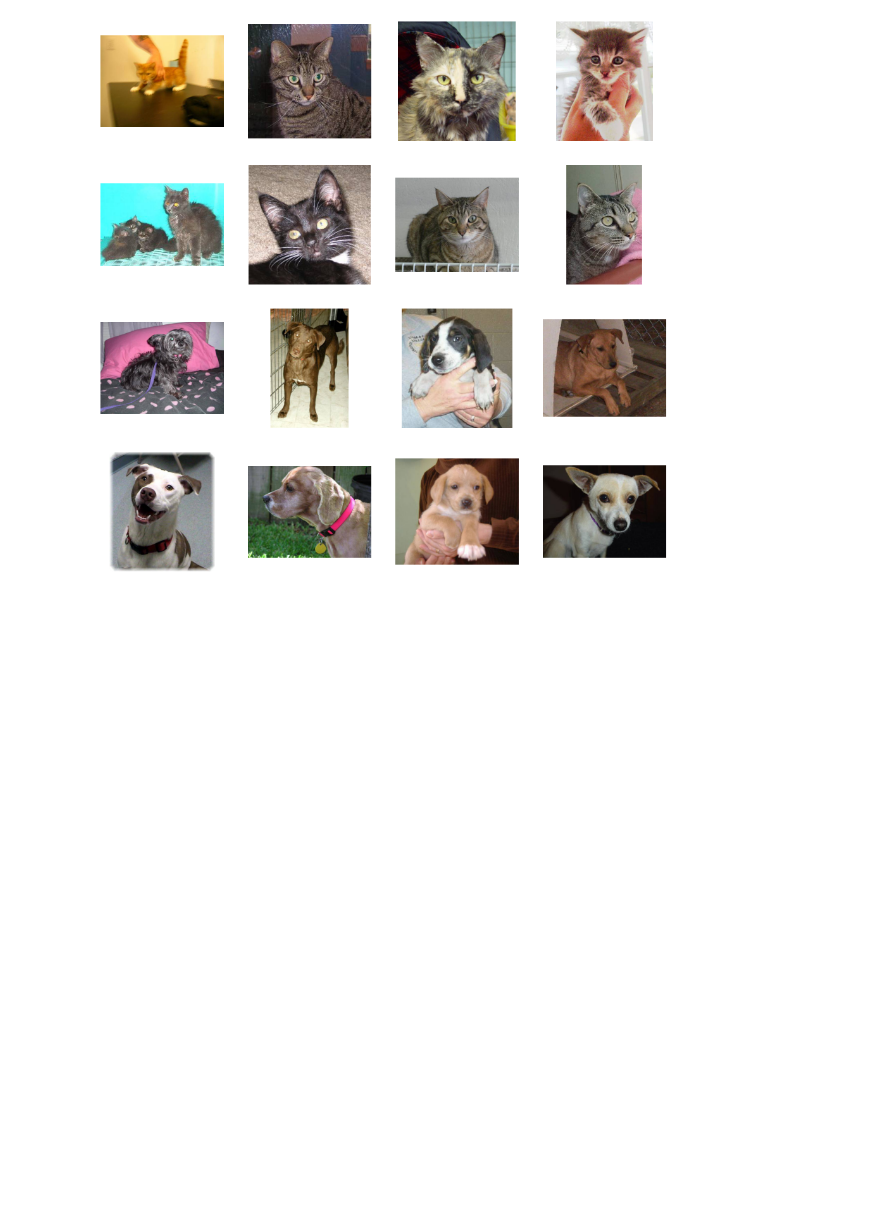
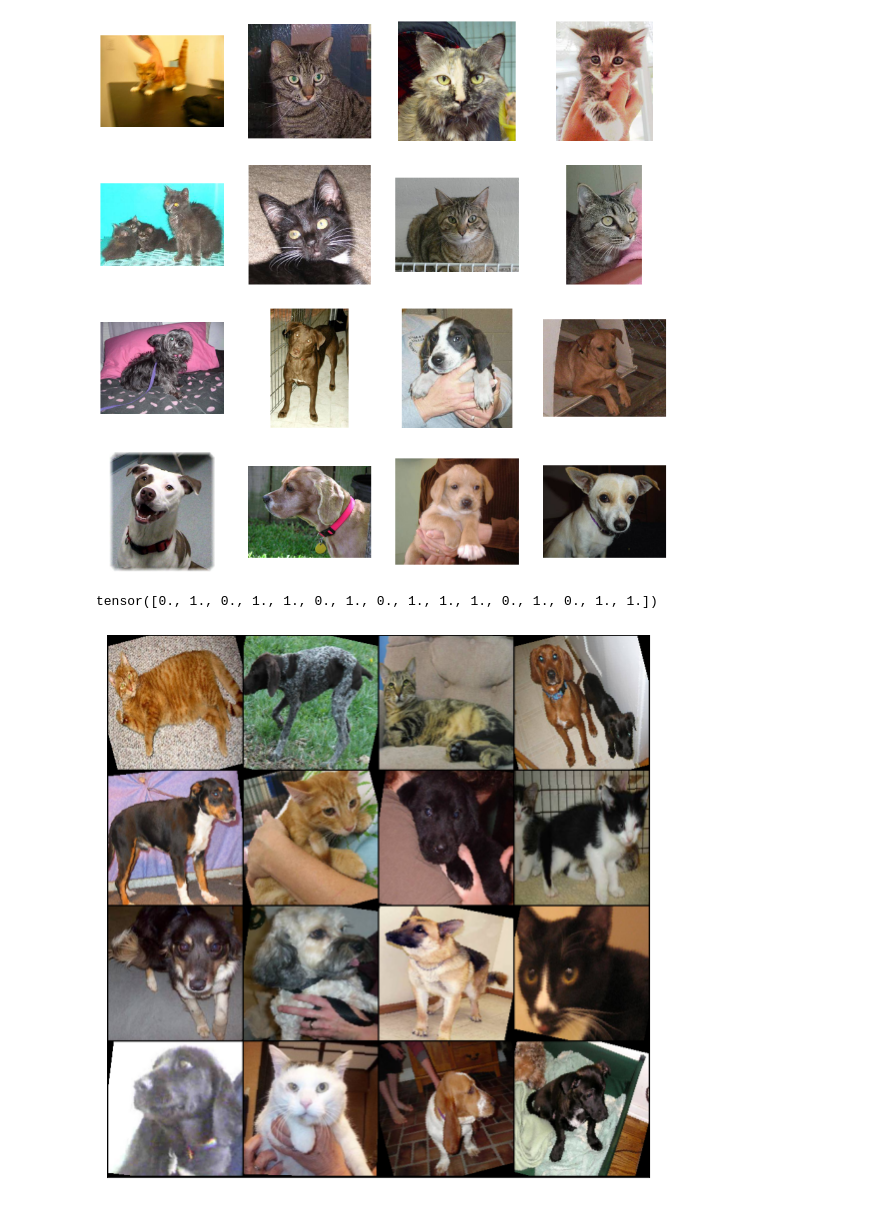
Before and after one commit to UmbertoJr/OptimizationMethodsAndAnlgorithms_UNIMORE, a Jupyter notebook: CatsVSDogs.ipynb, the cells around one changed output. Drawn from its saved outputs; the diff is of its cells as text; code cells hidden in the pictures; blank space fills up the shorter version.

```diff
--- a/CatsVSDogs.ipynb
+++ b/CatsVSDogs.ipynb
@@ -111 +191,40 @@ plt.show()
+# %%
+train_dataset = CatDogDataset(mode = "train", transforms = get_train_transform())
+val_dataset = CatDogDataset(mode = "val", transforms = get_val_transform())
+test_dataset = CatDogDataset(mode = "test", transforms = get_val_transform())
+
+train_data_loader = DataLoader(
+    dataset = train_dataset,
+    num_workers = 4,
+    batch_size = 16,
+    shuffle = True
+)
+
+val_data_loader = DataLoader(
+    dataset = val_dataset,
+    num_workers = 4,
+    batch_size = 16,
+    shuffle = True
+)
+
+test_data_loader = DataLoader(
+    dataset = test_dataset,
+    num_workers = 4,
+    batch_size = 16,
+    shuffle = True
+)
+# %%
+from torchvision.utils import make_grid
+
+for images, labels in train_data_loader:
+
+    fig, ax = plt.subplots(figsize = (10, 10))
+    ax.set_xticks([])
+    ax.set_yticks([])
+    ax.imshow(make_grid(images, 4).permute(1,2,0))
+    print(labels)
+    break
+# %% [output]
+tensor([0., 1., 0., 1., 1., 0., 1., 0., 1., 1., 1., 0., 1., 0., 1., 1.])
+[figure, added]
 # %% [markdown]
```
Also changed, not shown: parts of 21 cells of this notebook.
